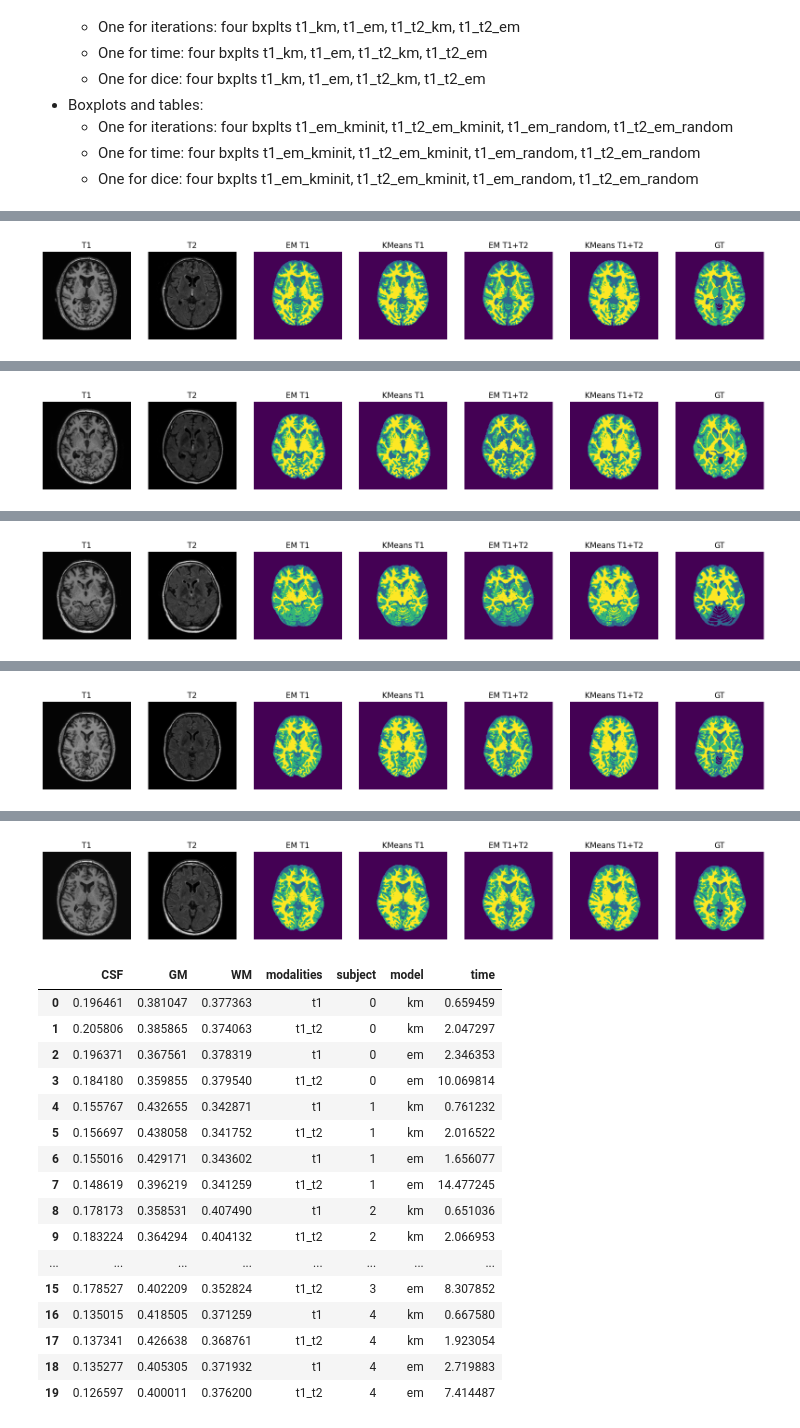
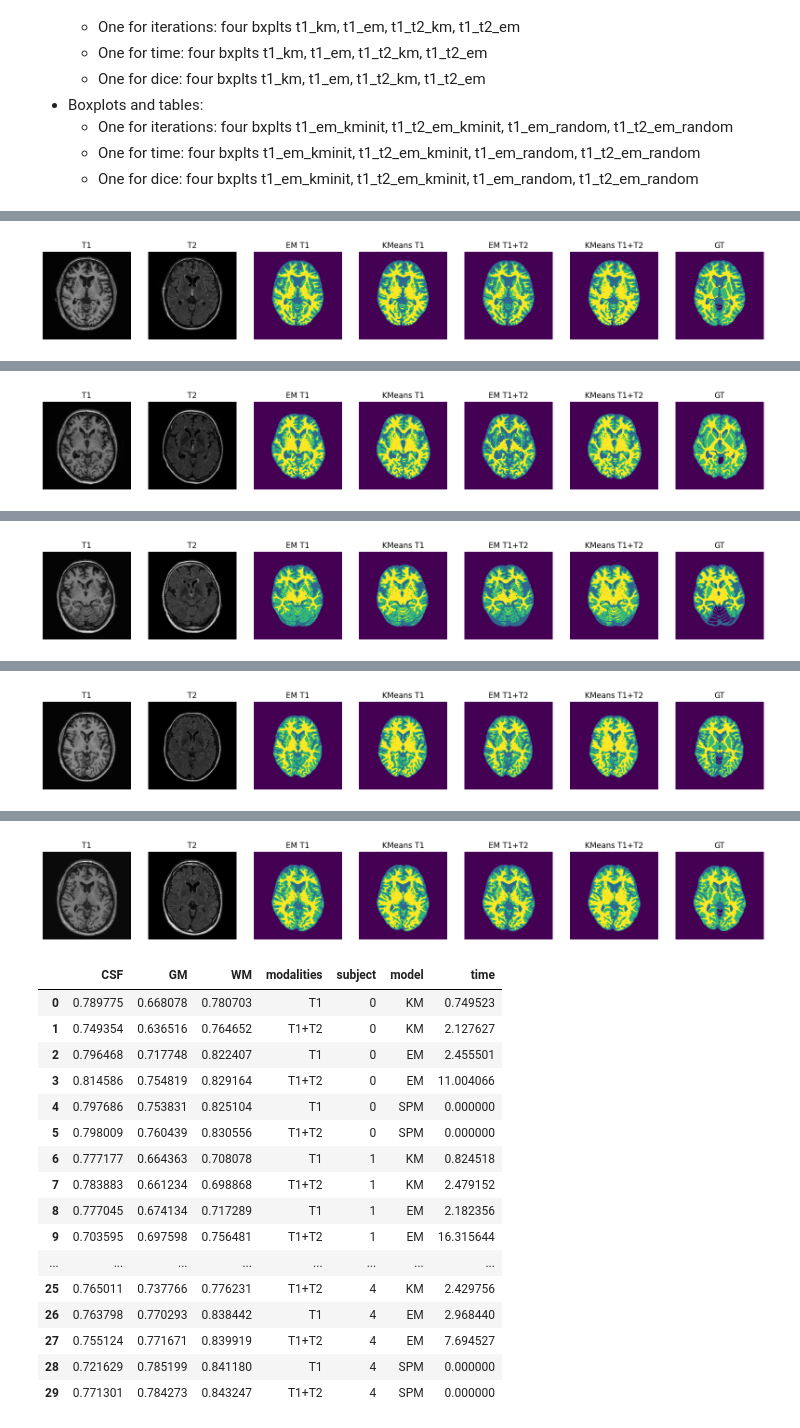
Before and after one commit to kakou34/misa_lab, a Jupyter notebook: lab2/lab2.ipynb, the cells around one changed output, grey strips where cells are left out. Saved outputs shown, nothing was run; the diff lists cells and outputs as text; code cells hidden in the pictures.

```diff
--- a/lab2/lab2.ipynb
+++ b/lab2/lab2.ipynb
@@ -28,12 +32,12 @@ from src import ExpectationMaximization
 # %%
-def brain_tissue_segmentation(t1, t2, brain_mask, mode):
+def brain_tissue_segmentation(t1, t2, brain_mask, mode, mean_init='kmeans'):
     # T1+T2
     t1_vector = t1[brain_mask == 255].flatten()
     t2_vector = t2[brain_mask == 255].flatten()
     data = np.array([t1_vector, t2_vector]).T
     if mode == 'em':
         model = ExpectationMaximization(
-            n_components=3, mean_init='kmeans',
+            n_components=3, mean_init=mean_init,
             priors='non_informative', verbose=False, plot_rate=None,
             hard_em=True, use_our_gauss_likelihood=False)
     else:
@@ -48,7 +52,7 @@ def brain_tissue_segmentation(t1, t2, brain_mask, mode):
     data = np.array(t1_vector)[:, np.newaxis]
     if mode == 'em':
         model = ExpectationMaximization(
-            n_components=3, mean_init='kmeans',
+            n_components=3, mean_init=mean_init,
             priors='non_informative', verbose=False, plot_rate=None,
             hard_em=True, use_our_gauss_likelihood=False)
     else:
@@ -68,7 +72,7 @@ def dice_score(gt, pred):
     for i in classes:
         bin_pred = np.where(pred == i, 1, 0)
         bin_gt = np.where(gt == i, 1, 0)
-        dice[i-1] = np.sum(pred[bin_gt == 1]) * 2.0 / (np.sum(pred) + np.sum(gt))
+        dice[i-1] = np.sum(bin_pred[bin_gt == 1]) * 2.0 / (np.sum(bin_pred) + np.sum(bin_gt))
     return dice.tolist()
 
 
@@ -105,41 +109,73 @@ def plots(t1_array, t2_array,  t1_seg_res_em, t1_seg_res_km, t1_t2_seg_res_em, t
     plt.imshow(gt[slice_n, :, :])
     plt.axis('off')
     plt.show()
+
+
+def save_segementations(volume, reference, filepath):
+    # Save image
+    img = sitk.GetImageFromArray(volume)
+    img.SetDirection(reference.GetDirection())
+    img.SetOrigin(reference.GetOrigin())
+    img.SetSpacing(reference.GetSpacing())
+    sitk.WriteImage(img, filepath)
 # %%
 data_path = Path.cwd().parent / 'data/P2_data'
 
 dice_scores = []
 for i in range(5):
-    print(f'{"-"*20} Subject N°{i} {"-"*20}')
+    print(f'{"-"*20} Subject N°{i + 1} {"-"*20}')
+
+    # Load images
     t1 = sitk.ReadImage(data_path / f'{i+1}/T1.nii')
     t2 = sitk.ReadImage(data_path / f'{i+1}/T2_FLAIR.nii')
     gt = sitk.ReadImage(data_path / f'{i+1}/LabelsForTesting.nii')
     bm = sitk.ReadImage(data_path / f'{i+1}/brain_mask.nii')
+    spm_seg_t1_t2 = sitk.ReadImage(data_path / f'{i+1}/spm_seg_t1_t2.nii')
+    spm_seg_t1 = sitk.ReadImage(data_path / f'{i+1}/spm_seg_t1.nii')
 
+    # Get arrays
     t1_array = sitk.GetArrayFromImage(t1)
     t2_array = sitk.GetArrayFromImage(t2)
     gt_array = sitk.GetArrayFromImage(gt)
     bm = sitk.GetArrayFromImage(bm)
+    spm_seg_t1_t2_array = sitk.GetArrayFromImage(spm_seg_t1_t2)
+    spm_seg_t1_array = sitk.GetArrayFromImage(spm_seg_t1)
 
+    # Cast images de uint8
     t1_array = utils.min_max_norm(t1_array, 255, 'uint8')
     t2_array = utils.min_max_norm(t2_array, 255, 'uint8')
 
+    # Segement Brain
     t1_seg_res_em, t1_t2_seg_res_em, t_t1_em, t_t1_t2_em = brain_tissue_segmentation(t1_array, t2_array, bm, 'em')
     t1_seg_res_km, t1_t2_seg_res_km, t_t1_km, t_t1_t2_km = brain_tissue_segmentation(t1_array, t2_array, bm, 'km')
 
+    # Correct labels to match groun truth
     t1_seg_res_em = utils.match_pred_w_gt(t1_seg_res_em, gt_array, t1_array)
     t1_t2_seg_res_em = utils.match_pred_w_gt(t1_t2_seg_res_em, gt_array, t1_array, t2_array)
     t1_seg_res_km = utils.match_pred_w_gt(t1_seg_res_km, gt_array, t1_array)
     t1_t2_seg_res_km = utils.match_pred_w_gt(t1_t2_seg_res_km, gt_array, t1_array, t2_array)
+    spm_seg_t1_t2_array = utils.match_pred_w_gt(spm_seg_t1_t2_array, gt_array, t1_array, t2_array)
+    spm_seg_t1_array = utils.match_pred_w_gt(spm_seg_t1_array, gt_array, t1_array, t2_array)
 
-    dice_scores.append(dice_score(gt_array, t1_seg_res_km) + ['t1', i, 'km', t_t1_km])
-    dice_scores.append(dice_score(gt_array, t1_t2_seg_res_km) + ['t1_t2', i, 'km', t_t1_t2_km])
-    dice_scores.append(dice_score(gt_array, t1_seg_res_em) + ['t1', i, 'em', t_t1_em])
-    dice_scores.append(dice_score(gt_array, t1_t2_seg_res_em) + ['t1_t2', i, 'em', t_t1_t2_em])
+    # Get dice scores
+    dice_scores.append(dice_score(gt_array, t1_seg_res_km) + ['T1', i, 'KM', t_t1_km])
+    dice_scores.append(dice_score(gt_array, t1_t2_seg_res_km) + ['T1+T2', i, 'KM', t_t1_t2_km])
+    dice_scores.append(dice_score(gt_array, t1_seg_res_em) + ['T1', i, 'EM', t_t1_em])
+    dice_scores.append(dice_score(gt_array, t1_t2_seg_res_em) + ['T1+T2', i, 'EM', t_t1_t2_em])
+    dice_scores.append(dice_score(gt_array, spm_seg_t1_array) + ['T1', i, 'SPM', 0])
+    dice_scores.append(dice_score(gt_array, spm_seg_t1_t2_array) + ['T1+T2', i, 'SPM', 0])
 
+    # Plot
     plots(t1_array, t2_array, t1_seg_res_em, t1_seg_res_km, t1_t2_seg_res_em, t1_t2_seg_res_km, gt_array, slice_n = 20)
 
+    # break
+    # Save images
+    save_segementations(t1_seg_res_em, spm_seg_t1_t2, data_path / f'{i+1}/em_seg_t1.nii')
+    save_segementations(t1_seg_res_km, spm_seg_t1_t2, data_path / f'{i+1}/km_seg_t1.nii')
+    save_segementations(t1_t2_seg_res_em, spm_seg_t1_t2, data_path / f'{i+1}/em_seg_t1_t2.nii')
+    save_segementations(t1_t2_seg_res_km, spm_seg_t1_t2, data_path / f'{i+1}/km_seg_t1_t2.nii')
+
 dice_scores = pd.DataFrame(data=dice_scores, columns = ['CSF', 'GM', 'WM', 'modalities', 'subject', 'model', 'time'])
-dice_scores.to_csv('dice_scores.csv')
+# dice_scores.to_csv('dice_scores.csv')
 dice_scores
 # %% [output]
@@ -155,18 +191,18 @@ dice_scores
 [figure]
 |  | CSF | GM | WM | modalities | subject | model | time |
-| 0 | 0.196461 | 0.381047 | 0.377363 | t1 | 0 | km | 0.659459 |
-| 1 | 0.205806 | 0.385865 | 0.374063 | t1_t2 | 0 | km | 2.047297 |
-| 2 | 0.196371 | 0.367561 | 0.378319 | t1 | 0 | em | 2.346353 |
-| 3 | 0.184180 | 0.359855 | 0.379540 | t1_t2 | 0 | em | 10.069814 |
-| 4 | 0.155767 | 0.432655 | 0.342871 | t1 | 1 | km | 0.761232 |
-| 5 | 0.156697 | 0.438058 | 0.341752 | t1_t2 | 1 | km | 2.016522 |
-| 6 | 0.155016 | 0.429171 | 0.343602 | t1 | 1 | em | 1.656077 |
-| 7 | 0.148619 | 0.396219 | 0.341259 | t1_t2 | 1 | em | 14.477245 |
-| 8 | 0.178173 | 0.358531 | 0.407490 | t1 | 2 | km | 0.651036 |
-| 9 | 0.183224 | 0.364294 | 0.404132 | t1_t2 | 2 | km | 2.066953 |
+| 0 | 0.789775 | 0.668078 | 0.780703 | T1 | 0 | KM | 0.749523 |
+| 1 | 0.749354 | 0.636516 | 0.764652 | T1+T2 | 0 | KM | 2.127627 |
+| 2 | 0.796468 | 0.717748 | 0.822407 | T1 | 0 | EM | 2.455501 |
+| 3 | 0.814586 | 0.754819 | 0.829164 | T1+T2 | 0 | EM | 11.004066 |
+| 4 | 0.797686 | 0.753831 | 0.825104 | T1 | 0 | SPM | 0.000000 |
+| 5 | 0.798009 | 0.760439 | 0.830556 | T1+T2 | 0 | SPM | 0.000000 |
+| 6 | 0.777177 | 0.664363 | 0.708078 | T1 | 1 | KM | 0.824518 |
+| 7 | 0.783883 | 0.661234 | 0.698868 | T1+T2 | 1 | KM | 2.479152 |
+| 8 | 0.777045 | 0.674134 | 0.717289 | T1 | 1 | EM | 2.182356 |
+| 9 | 0.703595 | 0.697598 | 0.756481 | T1+T2 | 1 | EM | 16.315644 |
 | ... | ... | ... | ... | ... | ... | ... | ... |
-| 15 | 0.178527 | 0.402209 | 0.352824 | t1_t2 | 3 | em | 8.307852 |
-| 16 | 0.135015 | 0.418505 | 0.371259 | t1 | 4 | km | 0.667580 |
-| 17 | 0.137341 | 0.426638 | 0.368761 | t1_t2 | 4 | km | 1.923054 |
-| 18 | 0.135277 | 0.405305 | 0.371932 | t1 | 4 | em | 2.719883 |
-| 19 | 0.126597 | 0.400011 | 0.376200 | t1_t2 | 4 | em | 7.414487 |
+| 25 | 0.765011 | 0.737766 | 0.776231 | T1+T2 | 4 | KM | 2.429756 |
+| 26 | 0.763798 | 0.770293 | 0.838442 | T1 | 4 | EM | 2.968440 |
+| 27 | 0.755124 | 0.771671 | 0.839919 | T1+T2 | 4 | EM | 7.694527 |
+| 28 | 0.721629 | 0.785199 | 0.841180 | T1 | 4 | SPM | 0.000000 |
+| 29 | 0.771301 | 0.784273 | 0.843247 | T1+T2 | 4 | SPM | 0.000000 |
```
Also changed, not shown: parts of 9 cells of this notebook, 3 other files.
